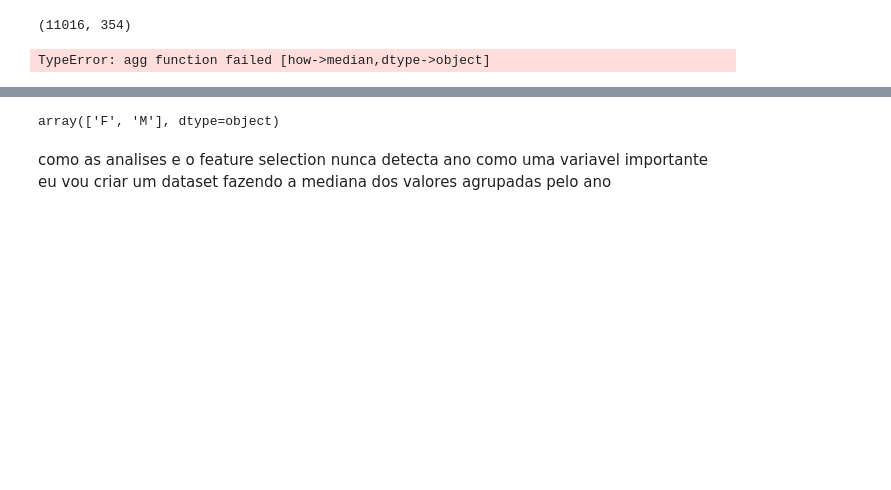
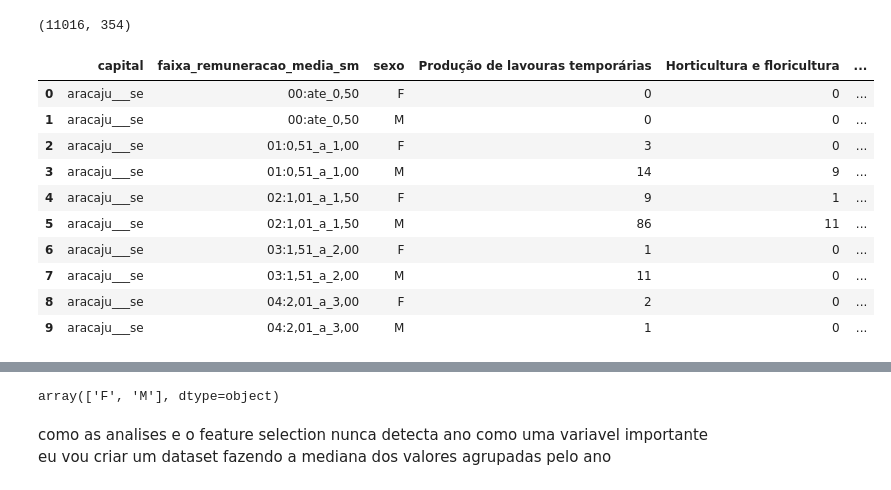
Before and after one commit to luisabolsonisousa/rais_ingestion, a Jupyter notebook: rais_dados/new_data/only_one_file/inner_files.ipynb, the cells around one changed output, grey strips where cells are left out. Drawn from its saved outputs; the diff is of its cells as text; code cells hidden in the pictures; blank space fills up the shorter version.

```diff
--- a/rais_dados/new_data/only_one_file/inner_files.ipynb
+++ b/rais_dados/new_data/only_one_file/inner_files.ipynb
@@ -154,12 +154,35 @@ df_final_ = df_final_.drop(df_final_.filter(like='Outros, ignorados').columns, a
 df_final_ = df_final_.fillna(0)
 # %%
 df_final_.to_csv(f'{path}/df_final.csv', index=False,sep=',', decimal='.', float_format='%.2f')
+# %%
+colunas_object = df_final_.select_dtypes(include=['object']).columns
+# Supondo que estas sejam as colunas que você não quer alterar
+colunas_a_manter = ['capital', 'faixa_remuneracao_media_sm', 'sexo']
+
+# Atualizando a lista para excluir essas colunas
+colunas_para_tratar = [col for col in colunas_object if col not in colunas_a_manter]
+
+for coluna in colunas_para_tratar:
+    df_final_[coluna] = pd.to_numeric(df_final_[coluna], errors='coerce')
 # %%
 df_agrupado = df_final_.groupby(['capital', 'faixa_remuneracao_media_sm', 'sexo']).median().reset_index()
 df_agrupado_rounded = df_agrupado.round(0).reset_index(drop=True)
-df.drop('ano', axis=1, inplace=True)
+df_agrupado_rounded.drop('ano', axis=1, inplace=True)
+for coluna in df_agrupado_rounded.select_dtypes(include=['float', 'float64']).columns:
+    df_agrupado_rounded[coluna] = df_agrupado_rounded[coluna].round(0).astype(int)
 
+# Agora, mostrar as primeiras 10 linhas deve funcionar sem erros
 df_agrupado_rounded.head(10)
 # %% [output]
-TypeError: agg function failed [how->median,dtype->object]
+|  | capital | faixa_remuneracao_media_sm | sexo | Produção de lavouras temporárias | Horticultura e floricultura | ... |
+| 0 | aracaju___se | 00:ate_0,50 | F | 0 | 0 | ... |
+| 1 | aracaju___se | 00:ate_0,50 | M | 0 | 0 | ... |
+| 2 | aracaju___se | 01:0,51_a_1,00 | F | 3 | 0 | ... |
+| 3 | aracaju___se | 01:0,51_a_1,00 | M | 14 | 9 | ... |
+| 4 | aracaju___se | 02:1,01_a_1,50 | F | 9 | 1 | ... |
+| 5 | aracaju___se | 02:1,01_a_1,50 | M | 86 | 11 | ... |
+| 6 | aracaju___se | 03:1,51_a_2,00 | F | 1 | 0 | ... |
+| 7 | aracaju___se | 03:1,51_a_2,00 | M | 11 | 0 | ... |
+| 8 | aracaju___se | 04:2,01_a_3,00 | F | 2 | 0 | ... |
+| 9 | aracaju___se | 04:2,01_a_3,00 | M | 1 | 0 | ... |
 # %%
```
Also changed, not shown: parts of 2 cells of this notebook, 4 other files.
